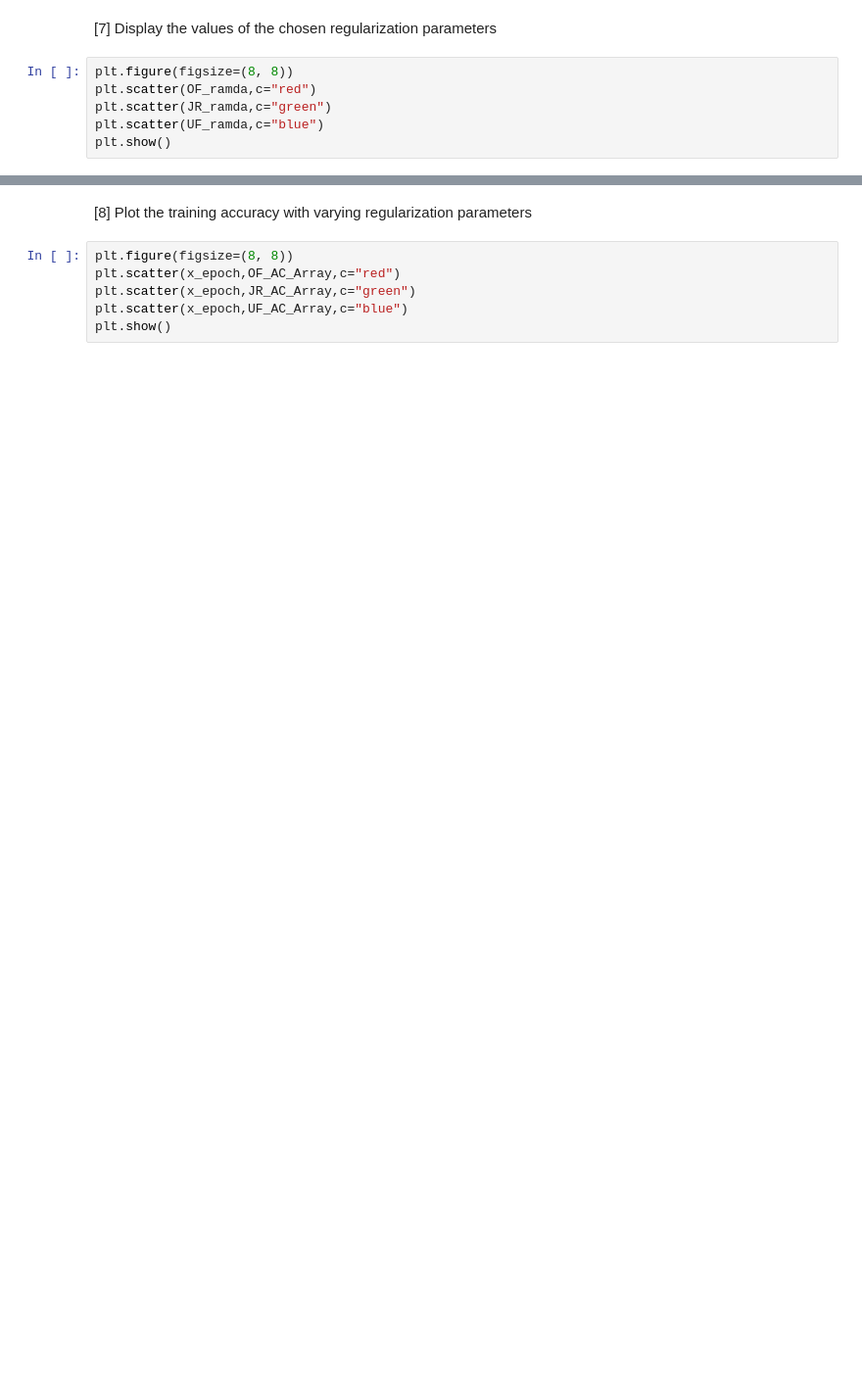
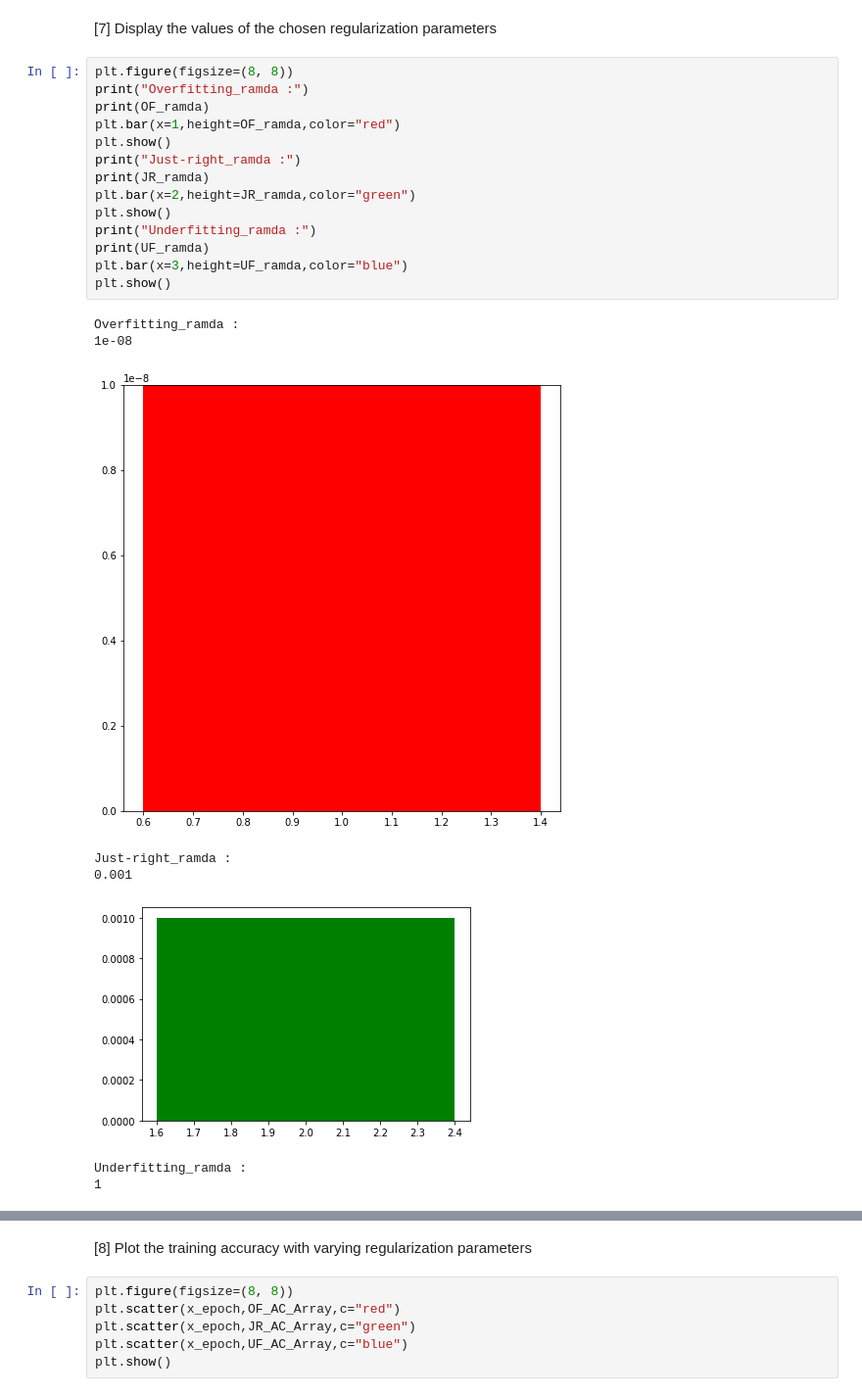
Before and after one commit to wseungjin/class-MachineLearning, a Jupyter notebook: 07/assignment07.ipynb, the cells around one changed output, grey strips where cells are left out. Shown at 98% size. Saved outputs shown, nothing was run; the diff lists cells and outputs as text; blank space fills up the shorter version.

```diff
--- a/07/assignment07.ipynb
+++ b/07/assignment07.ipynb
@@ -224,7 +190,24 @@ plt.show()
 [7] Display the values of the chosen regularization parameters
 # %%
 plt.figure(figsize=(8, 8))
-plt.scatter(OF_ramda,c="red")
-plt.scatter(JR_ramda,c="green")
-plt.scatter(UF_ramda,c="blue")
+print("Overfitting_ramda :")
+print(OF_ramda)
+plt.bar(x=1,height=OF_ramda,color="red")
 plt.show()
+print("Just-right_ramda :")
+print(JR_ramda)
+plt.bar(x=2,height=JR_ramda,color="green")
+plt.show()
+print("Underfitting_ramda :")
+print(UF_ramda)
+plt.bar(x=3,height=UF_ramda,color="blue")
+plt.show()
+# %% [output]
+Overfitting_ramda :
+1e-08
+[figure, added]
+Just-right_ramda :
+0.001
+[figure, added]
+Underfitting_ramda :
+1
```
Also changed, not shown: parts of 7 cells of this notebook.
